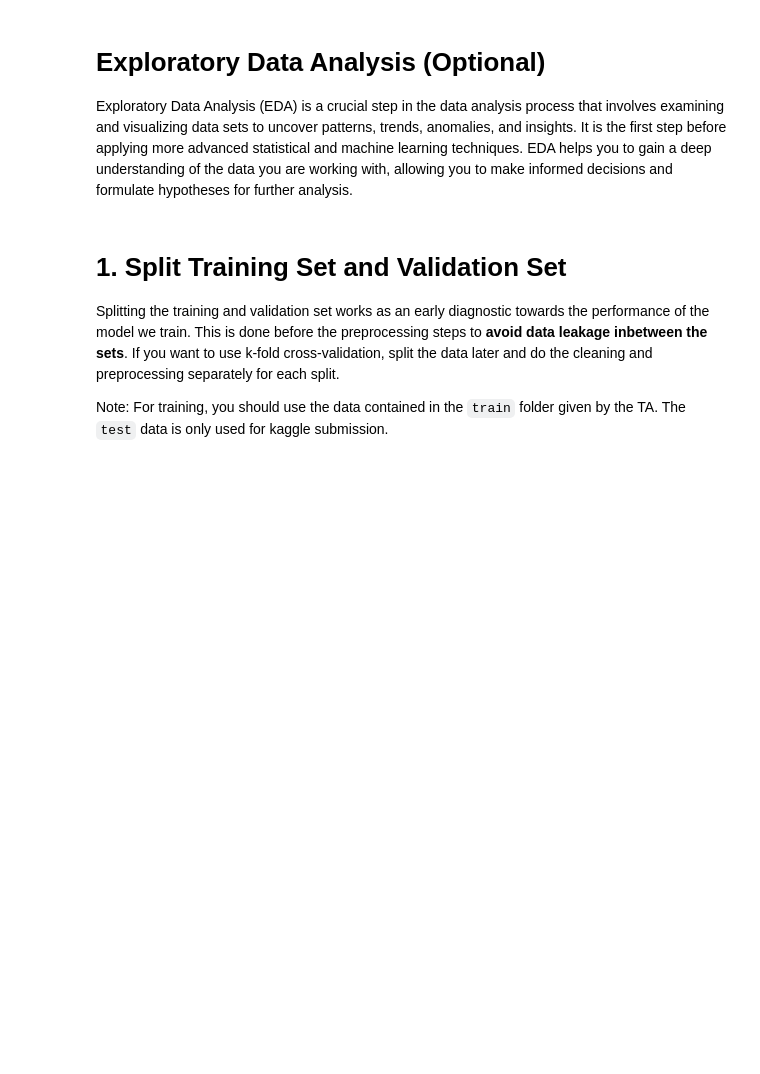
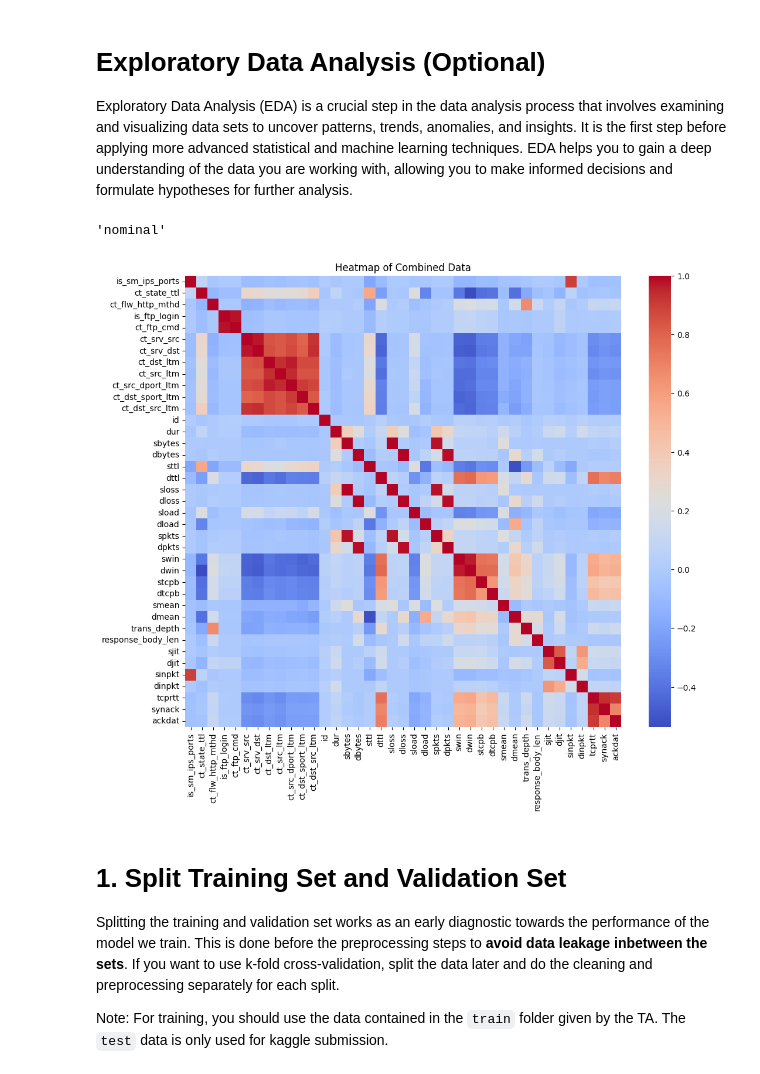
Before and after one commit to HaydarChan/Tubes2_IF3170_LearningTinCan, a Jupyter notebook: src/Learning_Tin_Can.ipynb, the cells around one changed output. Saved outputs shown, nothing was run; the diff lists cells and outputs as text; code cells hidden in the pictures; blank space fills up the shorter version.

Commit message:
omega heatmap lmao

```diff
--- a/src/Learning_Tin_Can.ipynb
+++ b/src/Learning_Tin_Can.ipynb
@@ -28,6 +30,42 @@ unsw_nb15 = pd.read_csv('./test/UNSW-NB15_features-modified.csv')
 # Exploratory Data Analysis (Optional)
 
 Exploratory Data Analysis (EDA) is a crucial step in the data analysis process that involves examining and visualizing data sets to uncover patterns, trends, anomalies, and insights. It is the first step before applying more advanced statistical and machine learning techniques. EDA helps you to gain a deep understanding of the data you are working with, allowing you to make informed decisions and formulate hypotheses for further analysis.
+# %%
+unsw_nb15[unsw_nb15["Name"] == "proto"].iloc[0]["Type "]
+# %% [output]
+'nominal'
+# %%
+# Assuming `target` contains DataFrames additional, basic, content, flow, time
+target = [addititional, basic, content, flow, time]
+
+# Strip columns that are nominal or binary
+cleaned_frames = []
+for frame in target:
+    frame = frame.copy()  # Avoid modifying the original DataFrame
+    for col in frame.columns.to_list():
+        if col == "id":
+            continue
+        # Ensure no space issue in "Type " column
+        col_type = unsw_nb15.loc[unsw_nb15["Name"] == col, "Type "].values[0].strip()
+        if col_type in ["nominal", "binary"]:
+            frame = frame.drop(col, axis=1)
+    cleaned_frames.append(frame)
+
+# Combine all cleaned DataFrames on "id"
+combined_df = cleaned_frames[0]
+for frame in cleaned_frames[1:]:
+    combined_df = combined_df.merge(frame, on="id", how="inner")  # Join on "id"
+
+# Drop rows with NaN
+combined_df = combined_df.dropna()
+
+# Create a heatmap from the combined DataFrame
+plt.figure(figsize=(12, 10))
+sns.heatmap(combined_df.corr(), annot=False, cmap="coolwarm")
+plt.title("Heatmap of Combined Data")
+plt.show()
+# %% [output]
+[figure, added]
 # %% [markdown]
 # 1. Split Training Set and Validation Set
 
```
Also changed, not shown: parts of 1 cell of this notebook.
